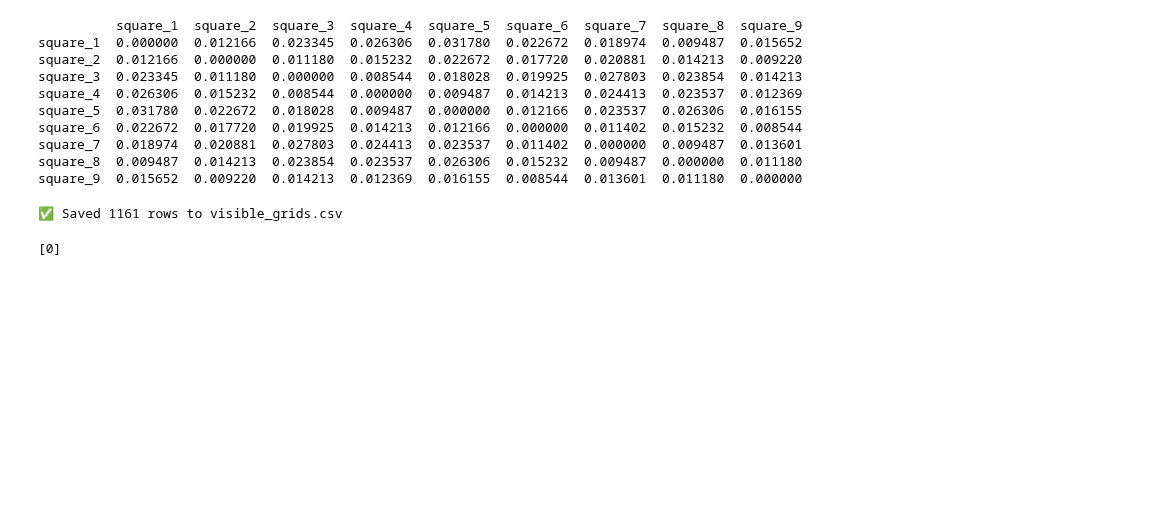
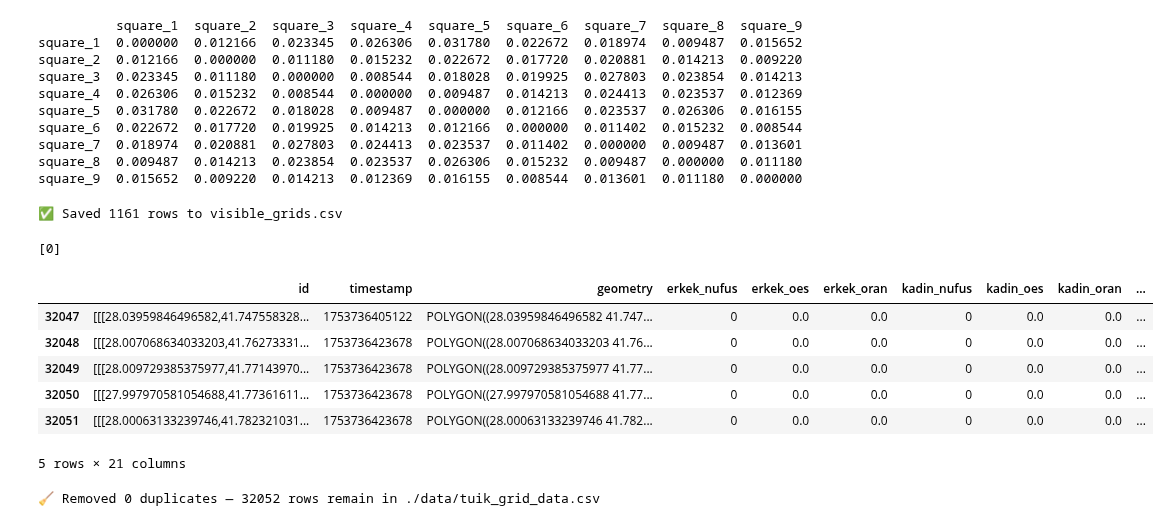
Before and after one commit to devoidoflight/Tuik-Grid-Scraper, a Jupyter notebook: tuik_grid_scrape/test.ipynb, the cells around one changed output. Cells and saved outputs as stored; diff of their text form; code cells hidden in the pictures; blank space fills up the shorter version.

```diff
--- a/tuik_grid_scrape/test.ipynb
+++ b/tuik_grid_scrape/test.ipynb
@@ -742,3 +742,16 @@ print(f"✅ Saved {len(df)} rows to visible_grids.csv")
 range(len([0]))
 # %% [output]
 [0]
+# %%
+import pandas as pd
+
+df = pd.read_csv('./data/tuik_grid_data.csv')
+df.tail()
+# %% [output]
+|  | id | timestamp | geometry | erkek_nufus | erkek_oes | erkek_oran | kadin_nufus | kadin_oes | kadin_oran | ... |
+| 32047 | [[[28.03959846496582,41.747558328... | 1753736405122 | POLYGON((28.03959846496582 41.747... | 0 | 0.0 | 0.0 | 0 | 0.0 | 0.0 | ... |
+| 32048 | [[[28.007068634033203,41.76273331... | 1753736423678 | POLYGON((28.007068634033203 41.76... | 0 | 0.0 | 0.0 | 0 | 0.0 | 0.0 | ... |
+| 32049 | [[[28.009729385375977,41.77143970... | 1753736423678 | POLYGON((28.009729385375977 41.77... | 0 | 0.0 | 0.0 | 0 | 0.0 | 0.0 | ... |
+| 32050 | [[[27.997970581054688,41.77361611... | 1753736423678 | POLYGON((27.997970581054688 41.77... | 0 | 0.0 | 0.0 | 0 | 0.0 | 0.0 | ... |
+| 32051 | [[[28.00063133239746,41.782321031... | 1753736423678 | POLYGON((28.00063133239746 41.782... | 0 | 0.0 | 0.0 | 0 | 0.0 | 0.0 | ... |
+5 rows × 21 columns
@@ -744,0 +775,4 @@ range(len([0]))
+# %%
+deduplicate_csv('./data/tuik_grid_data.csv')
+# %% [output]
+🧹 Removed 0 duplicates — 32052 rows remain in ./data/tuik_grid_data.csv
```
Also changed, not shown: parts of 2 cells of this notebook, 4 other files.
